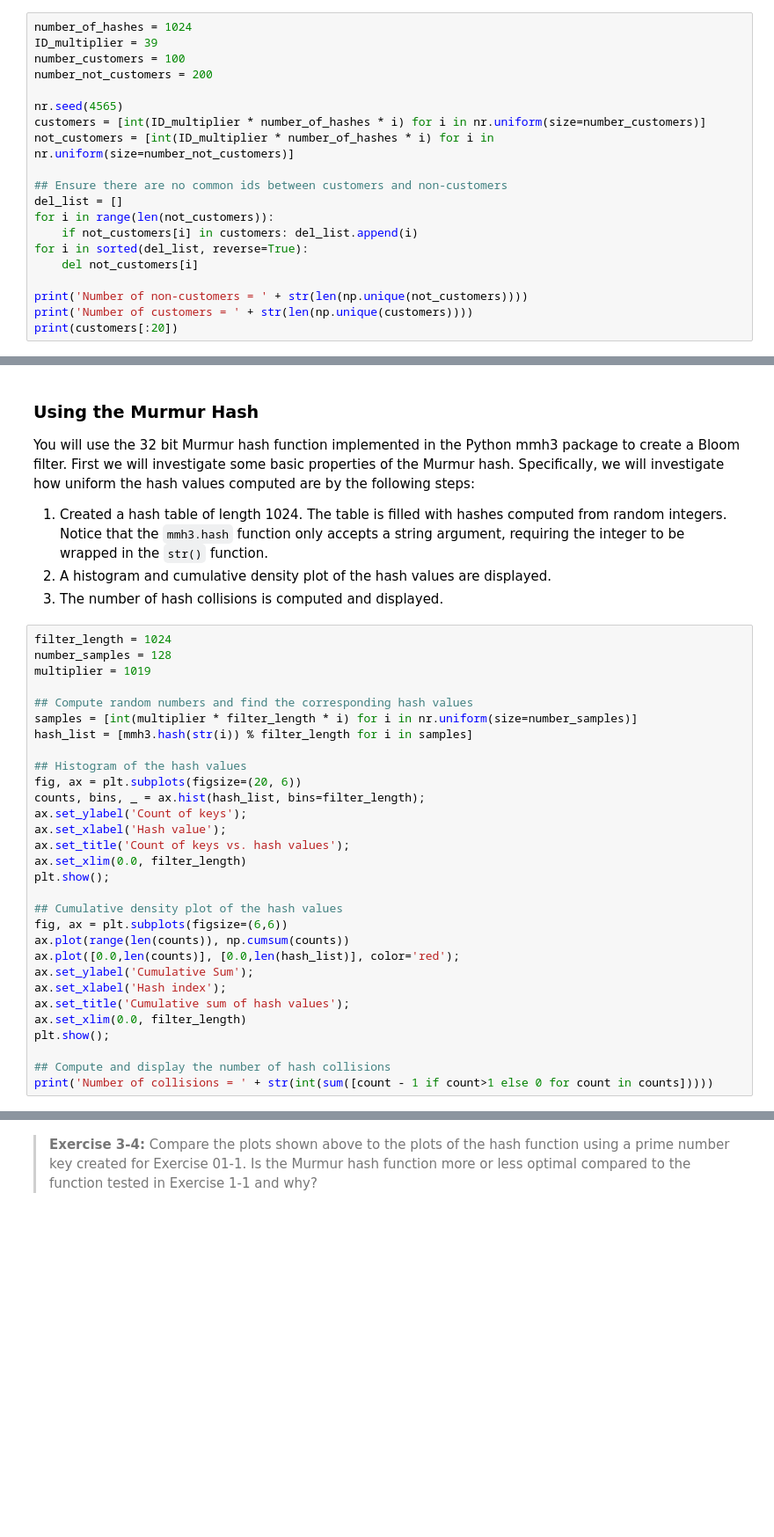
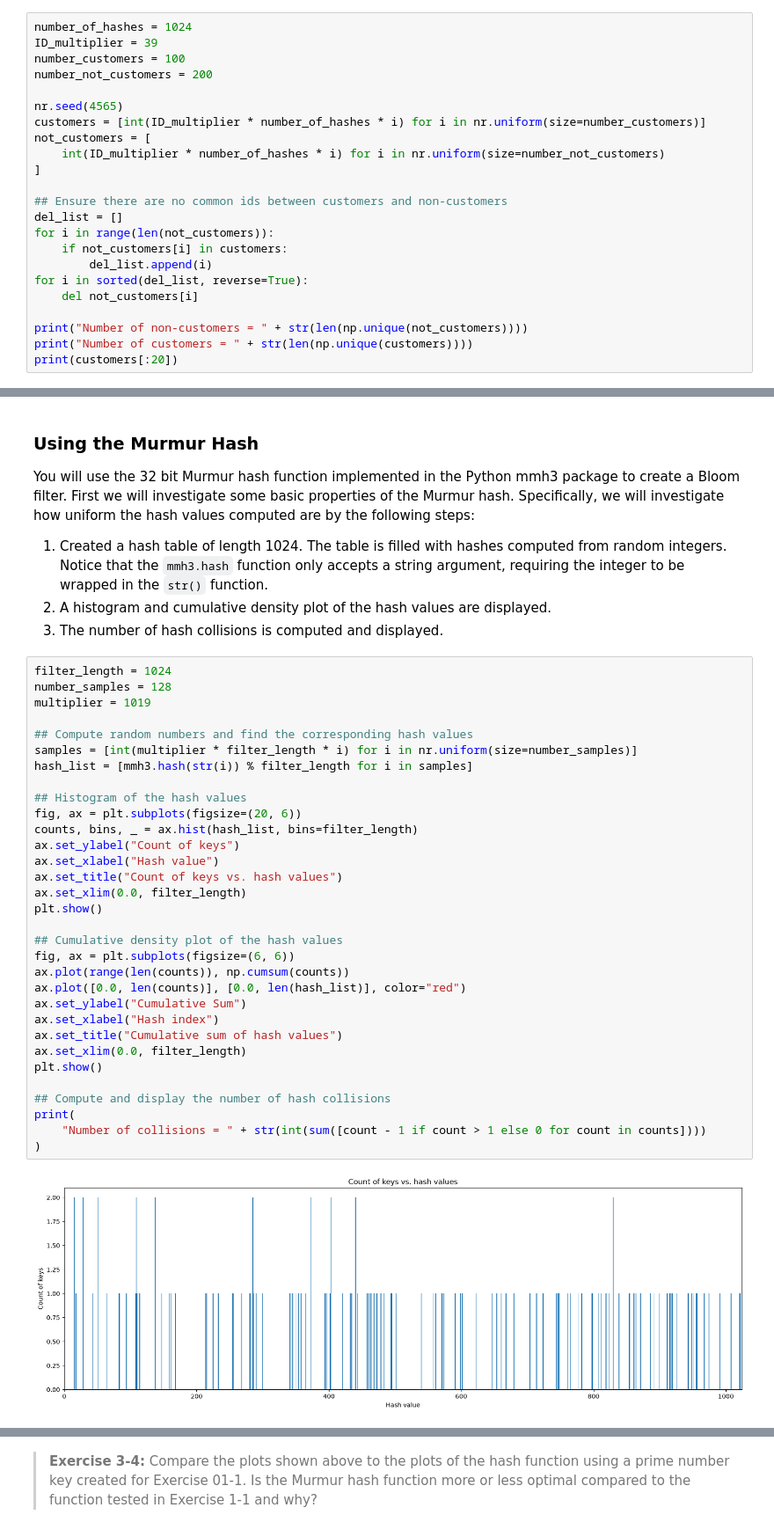
Before and after one commit to jonahneu/CSCI-E-108, a Jupyter notebook: notebooks/03_OnlineAnalytics.ipynb, the cells around one changed output, grey strips where cells are left out. Shown at 88% size. Saved outputs shown, nothing was run; the diff lists cells and outputs as text; blank space fills up the shorter version.

```diff
--- a/notebooks/03_OnlineAnalytics.ipynb
+++ b/notebooks/03_OnlineAnalytics.ipynb
@@ -482,15 +648,18 @@ number_not_customers = 200
 
 nr.seed(4565)
 customers = [int(ID_multiplier * number_of_hashes * i) for i in nr.uniform(size=number_customers)]
-not_customers = [int(ID_multiplier * number_of_hashes * i) for i in nr.uniform(size=number_not_customers)]
+not_customers = [
+    int(ID_multiplier * number_of_hashes * i) for i in nr.uniform(size=number_not_customers)
+]
 
 ## Ensure there are no common ids between customers and non-customers
 del_list = []
 for i in range(len(not_customers)):
-    if not_customers[i] in customers: del_list.append(i)
+    if not_customers[i] in customers:
+        del_list.append(i)
 for i in sorted(del_list, reverse=True):
     del not_customers[i]
 
-print('Number of non-customers = ' + str(len(np.unique(not_customers))))
-print('Number of customers = ' + str(len(np.unique(customers))))
+print("Number of non-customers = " + str(len(np.unique(not_customers))))
+print("Number of customers = " + str(len(np.unique(customers))))
 print(customers[:20])
@@ -504,30 +677,34 @@ You will use the 32 bit Murmur hash function implemented in the Python mmh3 pack
 # %%
 filter_length = 1024
 number_samples = 128
 multiplier = 1019
 
 ## Compute random numbers and find the corresponding hash values
 samples = [int(multiplier * filter_length * i) for i in nr.uniform(size=number_samples)]
 hash_list = [mmh3.hash(str(i)) % filter_length for i in samples]
 
 ## Histogram of the hash values
 fig, ax = plt.subplots(figsize=(20, 6))
-counts, bins, _ = ax.hist(hash_list, bins=filter_length);
-ax.set_ylabel('Count of keys');
-ax.set_xlabel('Hash value');
-ax.set_title('Count of keys vs. hash values');
+counts, bins, _ = ax.hist(hash_list, bins=filter_length)
+ax.set_ylabel("Count of keys")
+ax.set_xlabel("Hash value")
+ax.set_title("Count of keys vs. hash values")
 ax.set_xlim(0.0, filter_length)
-plt.show();
+plt.show()
 
 ## Cumulative density plot of the hash values
-fig, ax = plt.subplots(figsize=(6,6))
+fig, ax = plt.subplots(figsize=(6, 6))
 ax.plot(range(len(counts)), np.cumsum(counts))
-ax.plot([0.0,len(counts)], [0.0,len(hash_list)], color='red');
-ax.set_ylabel('Cumulative Sum');
-ax.set_xlabel('Hash index');
-ax.set_title('Cumulative sum of hash values');
+ax.plot([0.0, len(counts)], [0.0, len(hash_list)], color="red")
+ax.set_ylabel("Cumulative Sum")
+ax.set_xlabel("Hash index")
+ax.set_title("Cumulative sum of hash values")
 ax.set_xlim(0.0, filter_length)
-plt.show();
+plt.show()
 
 ## Compute and display the number of hash collisions
-print('Number of collisions = ' + str(int(sum([count - 1 if count>1 else 0 for count in counts]))))
+print(
+    "Number of collisions = " + str(int(sum([count - 1 if count > 1 else 0 for count in counts])))
+)
+# %% [output]
+[figure, added]
```
Also changed, not shown: parts of 52 cells of this notebook, 2 other files.
